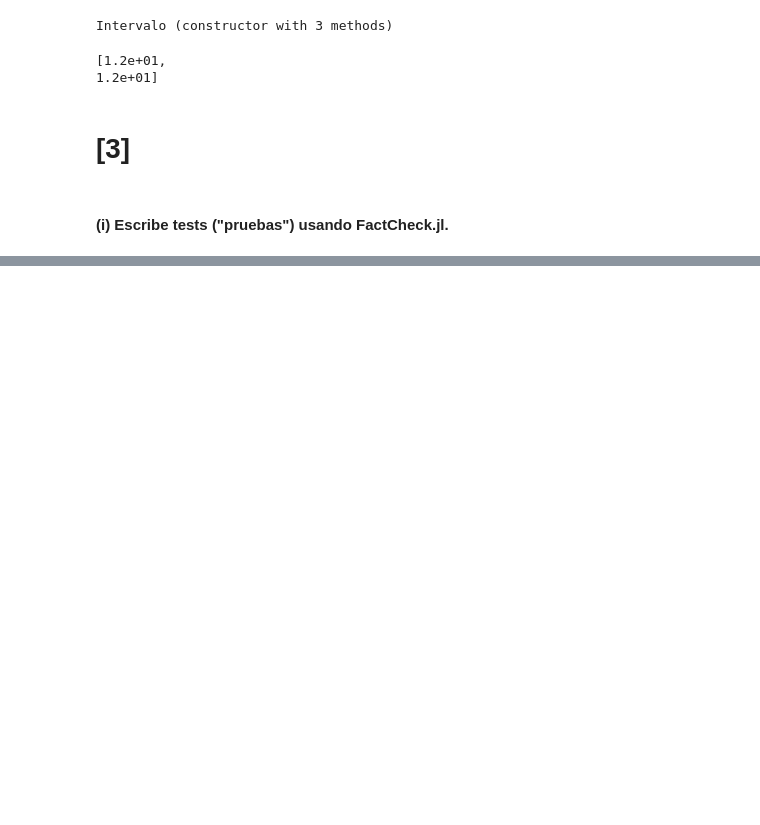
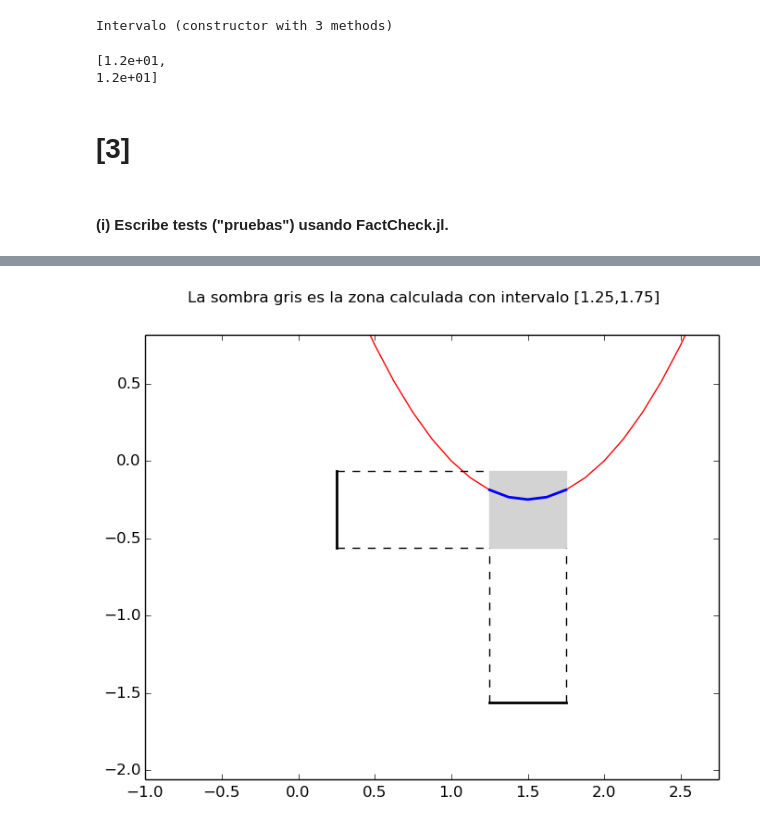
Before and after one commit to shgaeo/clase, a Jupyter notebook: tareas/Sobre_07.*_En_MetodosNumericosAvanzados.ipynb, the cells around one changed output, grey strips where cells are left out. Saved outputs shown, nothing was run; the diff lists cells and outputs as text; code cells hidden in the pictures; blank space fills up the shorter version.

```diff
--- a/tareas/Sobre_07.*_En_MetodosNumericosAvanzados.ipynb
+++ b/tareas/Sobre_07.*_En_MetodosNumericosAvanzados.ipynb
@@ -304,0 +466,4 @@ delayed_handler (generic function with 4 methods)
+# %%
+graficador(1.25,1.75,pol1);
+# %% [output]
+[figure, added]
```
Also changed, not shown: parts of 73 cells of this notebook.
